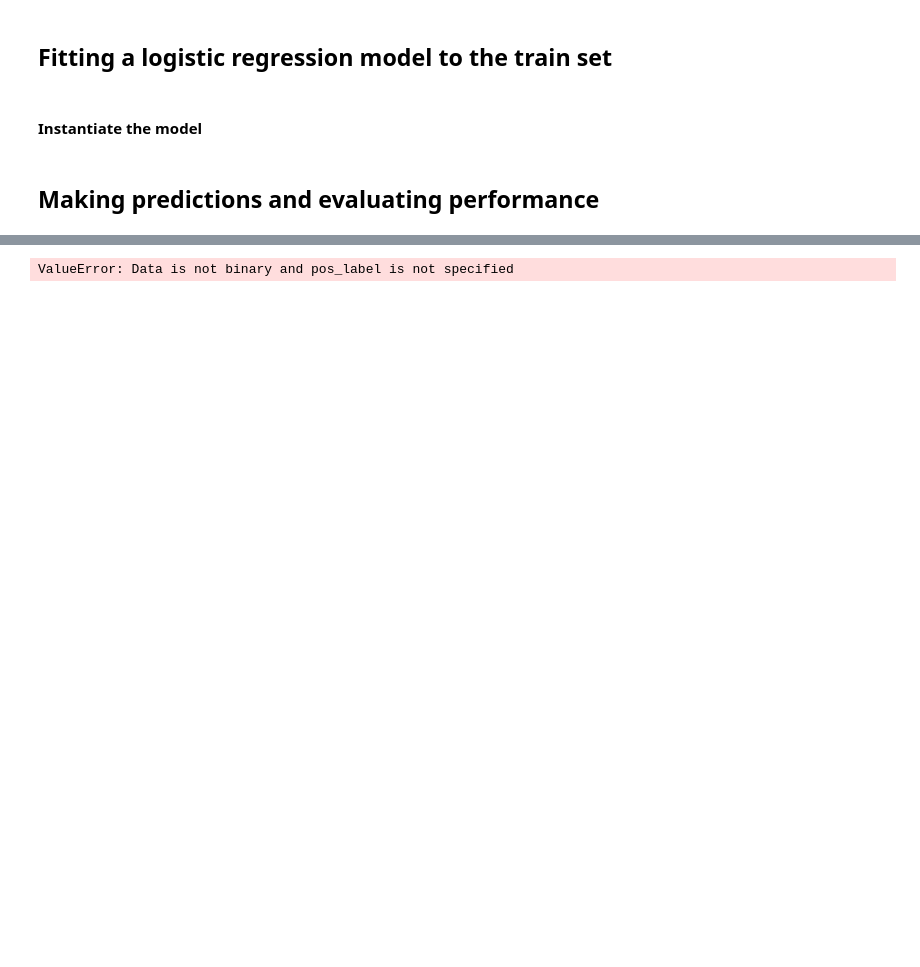
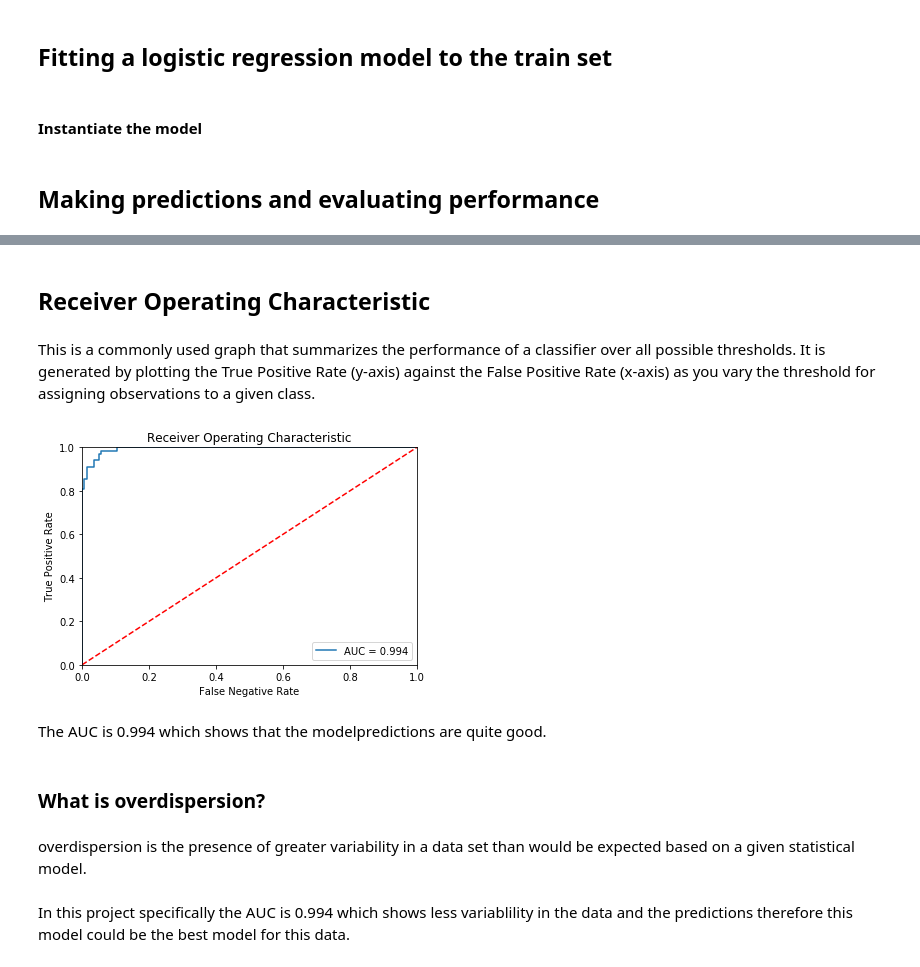
Before and after one commit to LeboSeribe/LogisticRegressionDataCamp, a Jupyter notebook: Cancer_predictions.ipynb, the cells around one changed output, grey strips where cells are left out. Drawn from its saved outputs; the diff is of its cells as text; code cells hidden in the pictures; blank space fills up the shorter version.

```diff
--- a/Cancer_predictions.ipynb
+++ b/Cancer_predictions.ipynb
@@ -177,3 +203,5 @@ X_train, X_test, y_train,y_test  = train_test_split(X,
+# %%
+X_test = X_test.drop(columns_to_drop,axis = 1)
 # %%
 print(X_train.shape, y_train.shape)
 print(X_test.shape, y_test.shape)
@@ -221,6 +300,35 @@ from sklearn import metrics
+# %% [markdown]
+## Receiver Operating Characteristic
+# %% [markdown]
+This is a commonly used graph that summarizes the performance of a classifier over all possible thresholds.
+It is generated by plotting the True Positive Rate (y-axis) against the False Positive Rate (x-axis)
+as you vary the threshold for assigning observations to a given class.
 # %%
-y_pred_proba = model.predict_proba(rescaledX_test)[::,1]
+y_pred_proba = model.predict_proba(rescaledX_test)
+# %%
+pred = y_pred_proba[:,1]
 # %%
-fpr, tpr,_ = metrics.roc_curve(y_test,  y_pred_proba)
+fpr, tpr,_ = roc_curve(y_test,pred)
+roc_auc = auc(fpr, tpr)
-# %% [output]
-ValueError: Data is not binary and pos_label is not specified
+# %%
+import matplotlib.pyplot as plt
+plt.title('Receiver Operating Characteristic')
+plt.plot(fpr, tpr,label = 'AUC = %0.3f' % roc_auc)
+plt.legend(loc = 'lower right')
+plt.plot([0, 1], [0, 1],'r--')
+plt.xlim([0, 1])
+plt.ylim([0, 1])
+plt.ylabel('True Positive Rate')
+plt.xlabel('False Negative Rate')
+plt.show()
+# %% [output]
+[figure, added]
+# %% [markdown]
+The AUC is 0.994 which shows that the modelpredictions are quite good.
+# %% [markdown]
+### What is overdispersion?
+# %% [markdown]
+overdispersion is the presence of greater variability in a data set than would be expected based on a given statistical model.
+# %% [markdown]
+In this project specifically the AUC is 0.994 which
+shows less variablility in the data and the predictions therefore this model could be the best model for this data.
```
Also changed, not shown: parts of 42 cells of this notebook.
